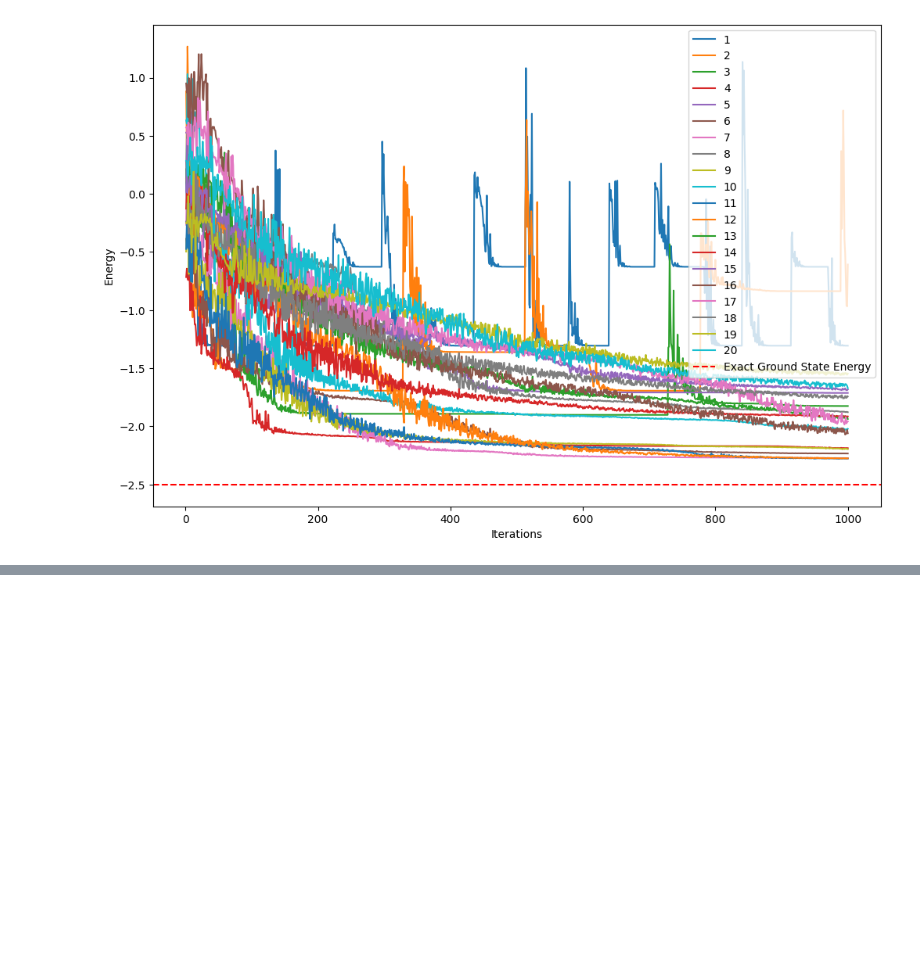
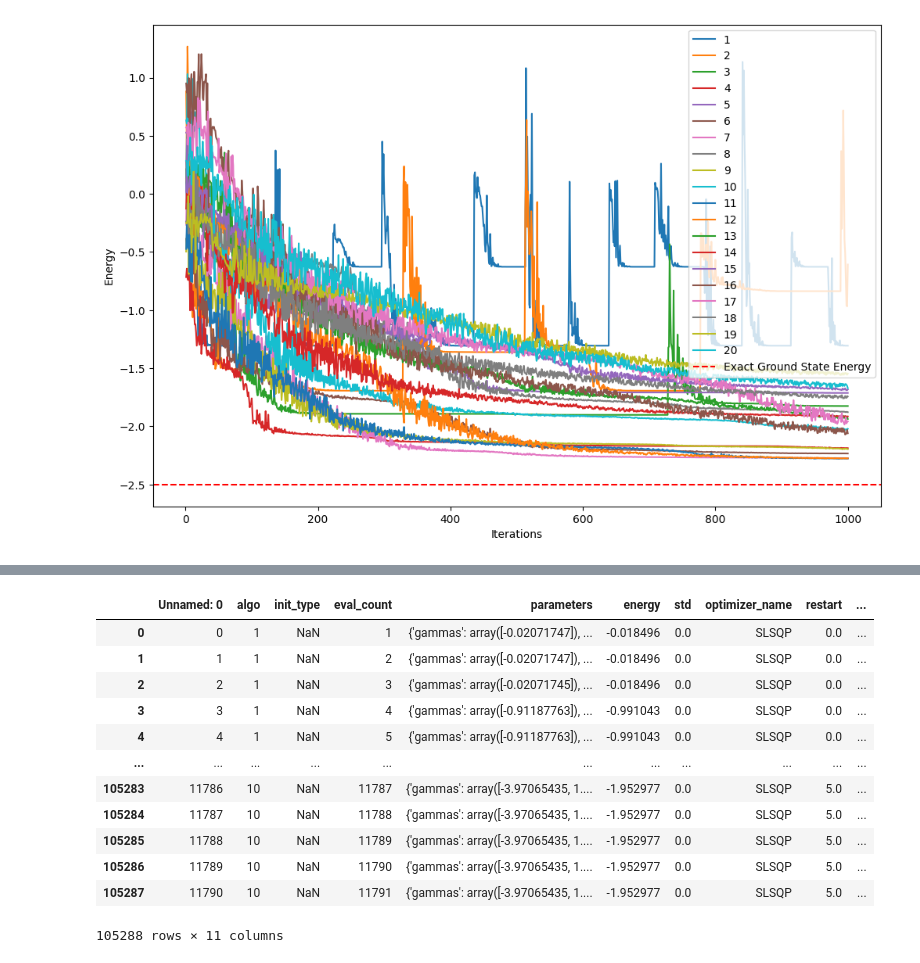
Before and after one commit to vivekkatial/HAQC, a Jupyter notebook: notebooks/22-investigating-number-of-layers-classical-optimizer.ipynb, the cells around one changed output, grey strips where cells are left out. Cells and saved outputs as stored; diff of their text form; code cells hidden in the pictures; blank space fills up the shorter version.

```diff
--- a/notebooks/22-investigating-number-of-layers-classical-optimizer.ipynb
+++ b/notebooks/22-investigating-number-of-layers-classical-optimizer.ipynb
@@ -297,0 +379,16 @@ results_df.to_csv("d-evals.csv")
+# %%
+results_df
+# %% [output]
+|  | Unnamed: 0 | algo | init_type | eval_count | parameters | energy | std | optimizer_name | restart | ... |
+| 0 | 0 | 1 | NaN | 1 | {'gammas': array([-0.02071747]), ... | -0.018496 | 0.0 | SLSQP | 0.0 | ... |
+| 1 | 1 | 1 | NaN | 2 | {'gammas': array([-0.02071747]), ... | -0.018496 | 0.0 | SLSQP | 0.0 | ... |
+| 2 | 2 | 1 | NaN | 3 | {'gammas': array([-0.02071745]), ... | -0.018496 | 0.0 | SLSQP | 0.0 | ... |
+| 3 | 3 | 1 | NaN | 4 | {'gammas': array([-0.91187763]), ... | -0.991043 | 0.0 | SLSQP | 0.0 | ... |
+| 4 | 4 | 1 | NaN | 5 | {'gammas': array([-0.91187763]), ... | -0.991043 | 0.0 | SLSQP | 0.0 | ... |
+| ... | ... | ... | ... | ... | ... | ... | ... | ... | ... | ... |
+| 105283 | 11786 | 10 | NaN | 11787 | {'gammas': array([-3.97065435, 1.... | -1.952977 | 0.0 | SLSQP | 5.0 | ... |
+| 105284 | 11787 | 10 | NaN | 11788 | {'gammas': array([-3.97065435, 1.... | -1.952977 | 0.0 | SLSQP | 5.0 | ... |
+| 105285 | 11788 | 10 | NaN | 11789 | {'gammas': array([-3.97065435, 1.... | -1.952977 | 0.0 | SLSQP | 5.0 | ... |
+| 105286 | 11789 | 10 | NaN | 11790 | {'gammas': array([-3.97065435, 1.... | -1.952977 | 0.0 | SLSQP | 5.0 | ... |
+| 105287 | 11790 | 10 | NaN | 11791 | {'gammas': array([-3.97065435, 1.... | -1.952977 | 0.0 | SLSQP | 5.0 | ... |
+105288 rows × 11 columns
```
Also changed, not shown: parts of 5 cells of this notebook, 2 other files.
